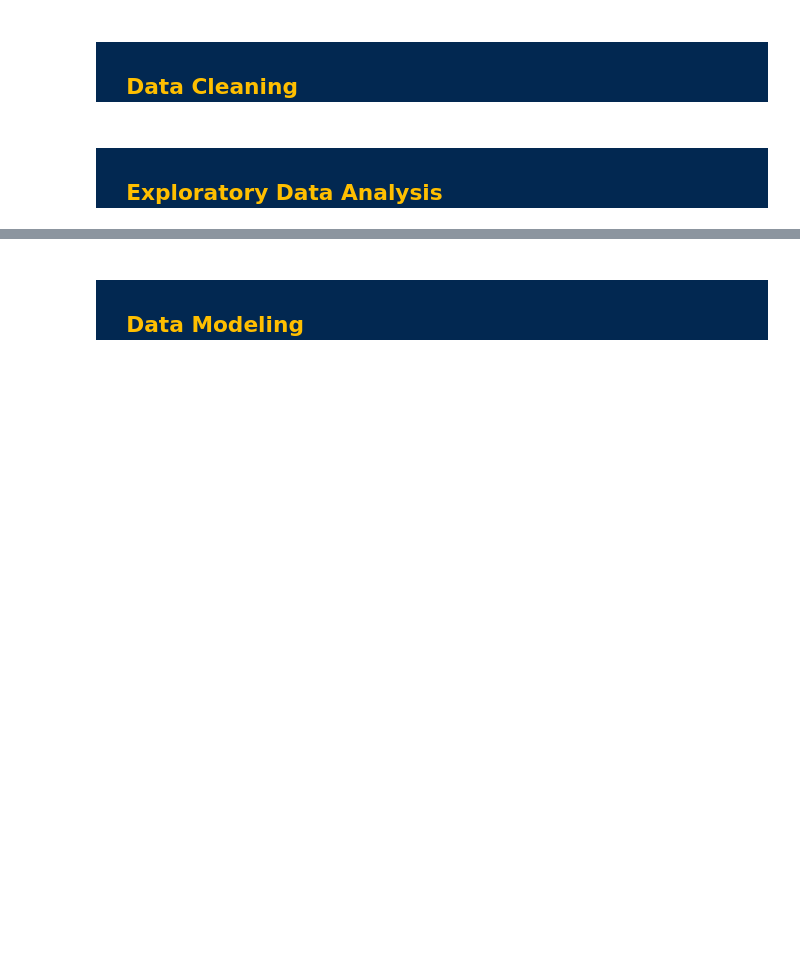
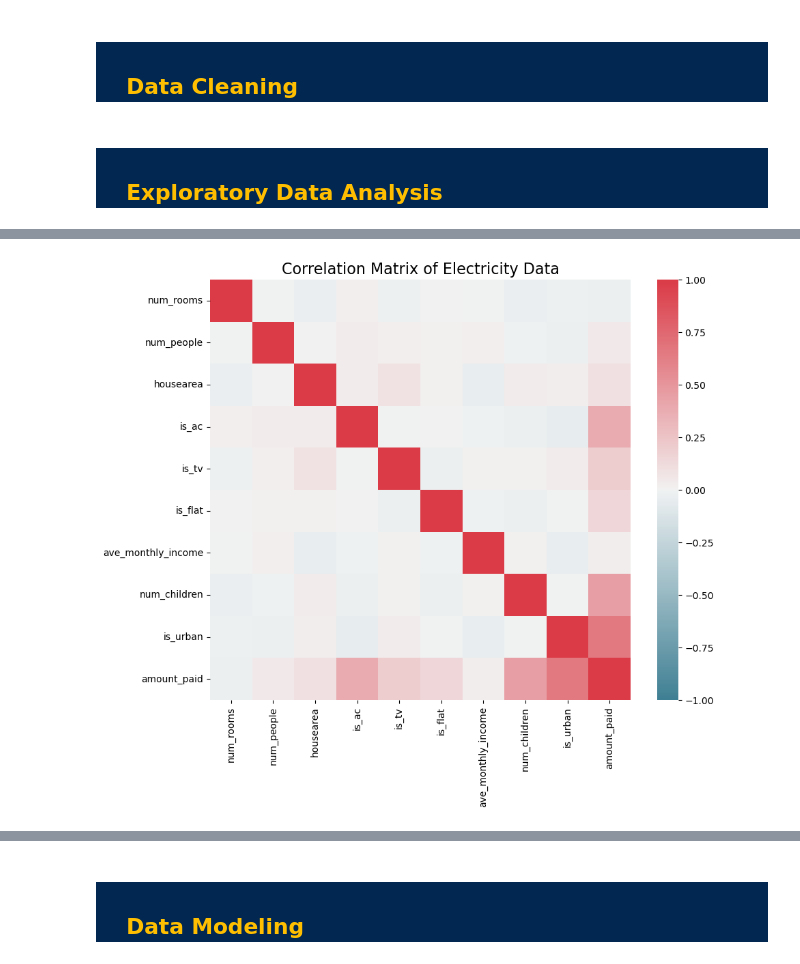
Before and after one commit to KelseyCraigGH/Python-For-Data-Analysis, a Jupyter notebook: Electricity Group Project.ipynb, the cells around one changed output, grey strips where cells are left out. Cells and saved outputs as stored; diff of their text form; code cells hidden in the pictures; blank space fills up the shorter version.

Commit message:
Add files via upload
Trying out a pull request!  Starting the Data exploration section, added a few exploratory visualizations for this week's milestone.

I hope I'm doing this correctly ;P

```diff
--- a/Electricity Group Project.ipynb
+++ b/Electricity Group Project.ipynb
@@ -111,0 +141,11 @@ electricity = pd.read_csv(file_path)
+# %%
+f, ax = plt.subplots(figsize=(10, 8))
+corr = electricity.corr()
+sns.heatmap(corr,
+    cmap=sns.diverging_palette(220, 10, as_cmap=True),
+    vmin=-1.0, vmax=1.0,
+    square=True, ax=ax)
+ax.set_title('Correlation Matrix of Electricity Data', fontsize=16)
+plt.show()
+# %% [output]
+[figure, added]
```
Also changed, not shown: parts of 10 cells of this notebook.
